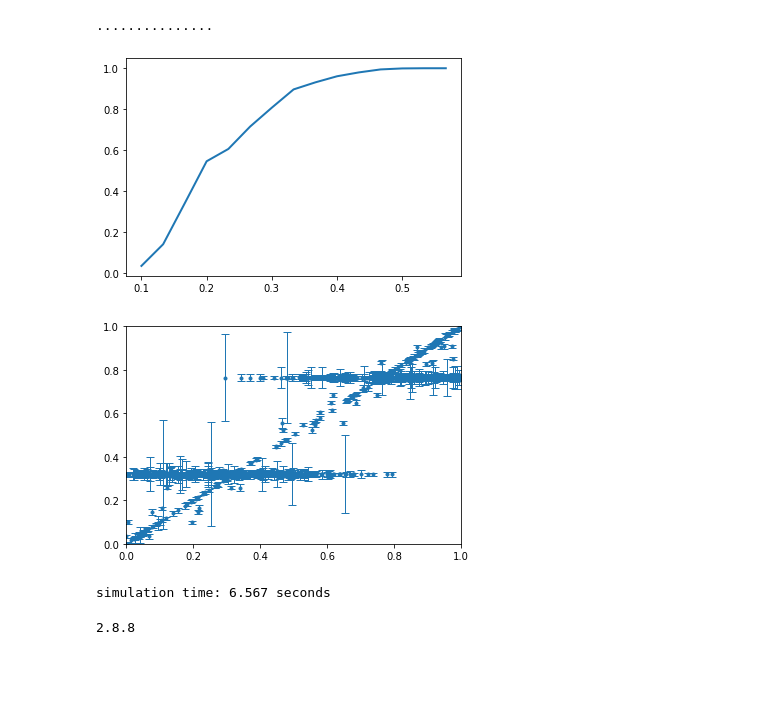
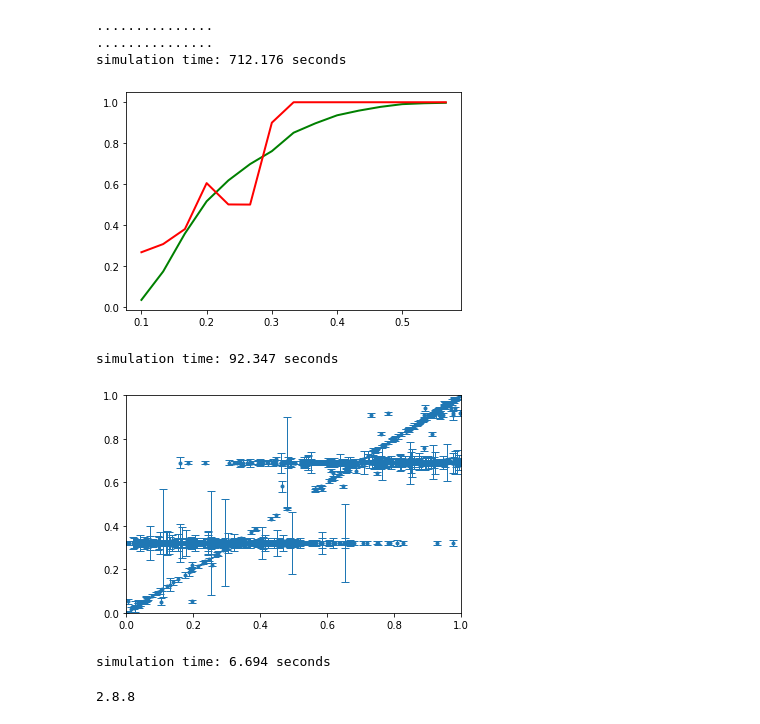
Before and after one commit to jacdals97/CSN_project, a Jupyter notebook: deffuant_effective_network.ipynb, the cells around one changed output. Cells and saved outputs as stored; diff of their text form; code cells hidden in the pictures; blank space fills up the shorter version.

Commit message:
corrected opinion change function + minor changes

```diff
--- a/deffuant_effective_network.ipynb
+++ b/deffuant_effective_network.ipynb
@@ -150,7 +152,7 @@ def dispersion_index(G):
 
 
 # computes the avg value of a metric over a range of d values in a given net type and fixed convergence
-def metric_d_plot_data(metric, net_type, net_order, symmetric_updating, iterations,\
+def metric_d_data(metric, net_type, net_order, symmetric_updating, iterations,\
                        sample_size, num_points, init_d, final_d, convergence, rng):
 
     # initialize vector with data
@@ -167,8 +169,8 @@ def metric_d_plot_data(metric, net_type, net_order, symmetric_updating, iteratio
             # generate network sample
             initial_net = get_net(net_type, net_order, rng)
 
-            final_net = simulate_deffuant_model(initial_net, iterations, d[i], convergence,\
-                                                symmetric_updating=symmetric_updating, fast_mode=True, rng=rng)
+            final_net, _ = simulate_deffuant_model(initial_net, iterations, d[i], convergence,
+                                                 symmetric_updating=symmetric_updating, fast_mode=True, rng=rng)
 
             # add metric to data vect so that we can compute the avg
             metric_avgs[i] += metric(final_net)
@@ -181,7 +183,7 @@ def metric_d_plot_data(metric, net_type, net_order, symmetric_updating, iteratio
 
 
 # computes the avg evolution of a metric in the deffuant model with fixed parameters in a given net type and fixed convergence
-def metric_evol_plot_data(metric, net_type, net_order, symmetric_updating,\
+def metric_evol_data(metric, net_type, net_order, symmetric_updating,\
                           iterations, sample_size, d, convergence, rng):
 
     # initialize vector with data
@@ -193,7 +195,7 @@ def metric_evol_plot_data(metric, net_type, net_order, symmetric_updating,\
         # generate network sample
         initial_net = get_net(net_type, net_order, rng)
 
-        nets = simulate_deffuant_model(initial_net, iterations, d, convergence,\
+        nets, = simulate_deffuant_model(initial_net, iterations, d, convergence,\
                                        symmetric_updating=symmetric_updating, fast_mode=False, rng=rng)
 
         # add metric of every net so that we can compute the avg
@@ -207,49 +209,71 @@ def metric_evol_plot_data(metric, net_type, net_order, symmetric_updating,\
 
 
 # runs simulation and sets x and y with the initial and final opinions of agents
-def opinion_change_plot_data(network, iterations, d, convergence, rng):
-    final_network = simulate_deffuant_model(network, iterations, d, convergence, fast_mode=True, rng=rng)
+def opinion_change_data(G, iterations, d, convergence, symmetric_updating, rng):
 
-    x = [network.nodes[node]['opinion'] for node in network.nodes()]
-    y = [final_network.nodes[node]['opinion'] for node in final_network.nodes()]
-    y_bar = np.array([network.degree[node] for node in network.nodes()])
+    initial_opinions = rng.random(G.order())
+    final_network, final_opinions = simulate_deffuant_model(G, iterations, d, convergence,
+                                                            symmetric_updating=symmetric_updating,
+                                                            initial_opinions=initial_opinions, fast_mode=True, rng=rng)
+
+    y_bar = np.array([G.degree[node] for node in G.nodes()])
 
     # rescale the bars
     y_bar = y_bar/(4*max(y_bar))
 
-    return x, y, y_bar
+    return initial_opinions, final_opinions, y_bar
 # %%
+# FIG 2 PAPER
 # PLOT METRIC AT DIFFERENT VALUES OF D
 
 rng = np.random.default_rng(42)
 
-x, y = metric_d_plot_data(metric=dispersion_index, net_type='scale_free', net_order=900, symmetric_updating=True,
-                          iterations=10000, sample_size=5, num_points=15, init_d=0.1, final_d=0.6, convergence=0.3, rng=rng)
+start = time.time()
 
+# run simulations
+x1, y1 = metric_d_data(metric=dispersion_index, net_type='scale_free', net_order=900, symmetric_updating=False,
+                       iterations=10000, sample_size=5, num_points=15, init_d=0.1, final_d=0.6, convergence=0.3, rng=rng)
+
+x2, y2 = metric_d_data(metric=dispersion_index, net_type='complete_mixing', net_order=900, symmetric_updating=True,
+                       iterations=10000, sample_size=5, num_points=15, init_d=0.1, final_d=0.6, convergence=0.3, rng=rng)
+
+total_time = round(time.time()-start, 3)
+print(f"simulation time: {total_time} seconds")
+
+# generate plot
 fig, ax = plt.subplots()
-ax.plot(x, y, linewidth=2.0)
-
+ax.plot(x1, y1, linewidth=2.0, color='green')
+ax.plot(x2, y2, linewidth=2.0, color='red')
 plt.show()
 # %% [output]
 ...............
+...............
+simulation time: 712.176 seconds
-[figure, old version]
+[figure, new version]
 # %%
+# FIG 4 PAPER
 # OPINION CHANGE PLOT (requires many iterations)
 
+# initialize rng and network
 rng = np.random.default_rng(42)
-
 net = nx.barabasi_albert_graph(n=900, m=2, seed=rng, initial_graph=nx.complete_graph(3))
 
-x, y, y_bar = opinion_change_plot_data(network=net, iterations=400000, d=0.2, convergence=0.3, rng=rng)
+start = time.time()
 
+# run simulation
+x, y, y_bar = opinion_change_data(G=net, iterations=300000, d=0.2, convergence=0.3, symmetric_updating=False, rng=rng)
+
+total_time = round(time.time()-start, 3)
+print(f"simulation time: {total_time} seconds")
+
+# generate plot
 fig, ax = plt.subplots()
-ax.errorbar(y, x, y_bar, fmt='.', linewidth=1, capsize=4)
-
+ax.errorbar(x, y, y_bar, fmt='.', linewidth=1, capsize=4)
 ax.set(xlim=(0, 1), ylim=(0, 1))
-
 plt.show()
 # %% [output]
+simulation time: 92.347 seconds
-[figure, old version]
+[figure, new version]
 # %%
 # we set n=900 in the BA graph so that it has the same amount of vertices as the 30x30 grid graph
 # we set m=2 so that the average degree of the graph is 2*|E|/n = 2*(3+2*897)/900 ~= 4 as in the grid graph
@@ -264,12 +288,12 @@ graph = nx.complete_graph(n=900)
 
 start = time.time()
 
-effective_networks = simulate_deffuant_model(graph, 10000, 0.3, 0.3, symmetric_updating=True, fast_mode=True, rng=rng)
+effective_networks, _ = simulate_deffuant_model(graph, 10000, 0.3, 0.3, symmetric_updating=True, fast_mode=True, rng=rng)
 
 total_time = round(time.time()-start, 3)
 print(f"simulation time: {total_time} seconds")
 # %% [output]
-simulation time: 6.567 seconds
+simulation time: 6.694 seconds
 # %%
 print(nx.__version__)
 # %% [output]
```
Also changed, not shown: parts of 5 cells of this notebook.
